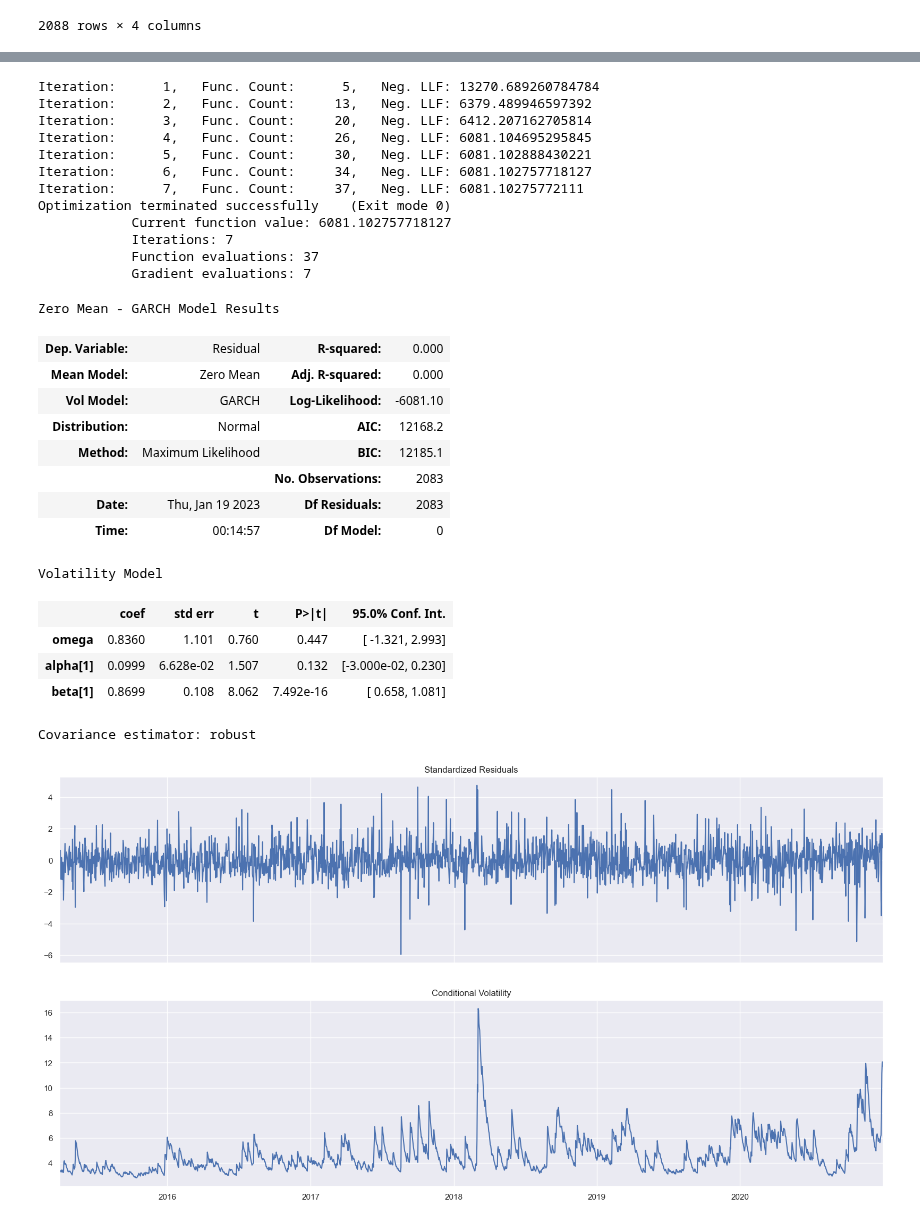
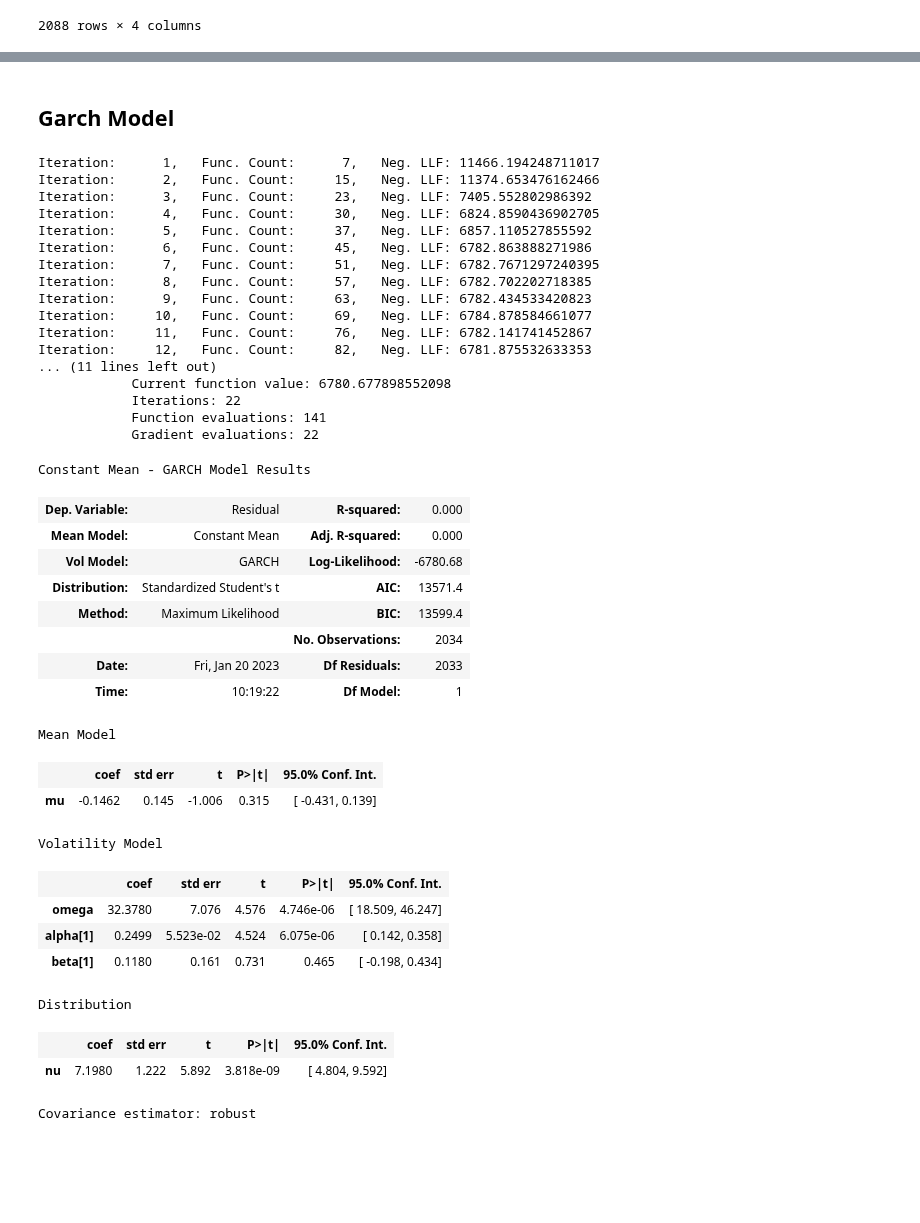
Before and after one commit to KlimisStilp/Price_Timeseries_UK_VScode, a Jupyter notebook: Price Timeseries UK/Totalload_SolarWind_Price_Timeseries.ipynb, the cells around one changed output, grey strips where cells are left out. Cells and saved outputs as stored; diff of their text form; code cells hidden in the pictures; blank space fills up the shorter version.

```diff
--- a/Price Timeseries UK/Totalload_SolarWind_Price_Timeseries.ipynb
+++ b/Price Timeseries UK/Totalload_SolarWind_Price_Timeseries.ipynb
@@ -430,38 +430,47 @@ lasso[15]
+# %% [markdown]
+## Garch Model
 # %%
 from arch import arch_model
 
-arch_lasso_exp = arch_model(lasso[0]['Residual'], vol='GARCH', p=1,q=1, dist='normal', mean='Zero')
+arch_lasso_exp = arch_model(lasso[8]['Residual'], vol='GARCH', p=1,q=1, dist='t', mean='Constant')
 arch_lasso_exp = arch_lasso_exp.fit()
 arch_lasso_exp.summary()
 # %% [output]
-Iteration:      1,   Func. Count:      5,   Neg. LLF: 13270.689260784784
-Iteration:      2,   Func. Count:     13,   Neg. LLF: 6379.489946597392
-Iteration:      3,   Func. Count:     20,   Neg. LLF: 6412.207162705814
-Iteration:      4,   Func. Count:     26,   Neg. LLF: 6081.104695295845
-Iteration:      5,   Func. Count:     30,   Neg. LLF: 6081.102888430221
-Iteration:      6,   Func. Count:     34,   Neg. LLF: 6081.102757718127
-Iteration:      7,   Func. Count:     37,   Neg. LLF: 6081.10275772111
-Optimization terminated successfully    (Exit mode 0)
-            Current function value: 6081.102757718127
-            Iterations: 7
-            Function evaluations: 37
-            Gradient evaluations: 7
+Iteration:      1,   Func. Count:      7,   Neg. LLF: 11466.194248711017
+Iteration:      2,   Func. Count:     15,   Neg. LLF: 11374.653476162466
+Iteration:      3,   Func. Count:     23,   Neg. LLF: 7405.552802986392
+Iteration:      4,   Func. Count:     30,   Neg. LLF: 6824.8590436902705
+Iteration:      5,   Func. Count:     37,   Neg. LLF: 6857.110527855592
+Iteration:      6,   Func. Count:     45,   Neg. LLF: 6782.863888271986
+Iteration:      7,   Func. Count:     51,   Neg. LLF: 6782.7671297240395
+Iteration:      8,   Func. Count:     57,   Neg. LLF: 6782.702202718385
+Iteration:      9,   Func. Count:     63,   Neg. LLF: 6782.434533420823
+Iteration:     10,   Func. Count:     69,   Neg. LLF: 6784.878584661077
+Iteration:     11,   Func. Count:     76,   Neg. LLF: 6782.141741452867
+Iteration:     12,   Func. Count:     82,   Neg. LLF: 6781.875532633353
+... (11 lines left out)
+            Current function value: 6780.677898552098
+            Iterations: 22
+            Function evaluations: 141
+            Gradient evaluations: 22
-Zero Mean - GARCH Model Results
+Constant Mean - GARCH Model Results
 | Dep. Variable: | Residual | R-squared: | 0.000 |
-| Mean Model: | Zero Mean | Adj. R-squared: | 0.000 |
-| Vol Model: | GARCH | Log-Likelihood: | -6081.10 |
-| Distribution: | Normal | AIC: | 12168.2 |
-| Method: | Maximum Likelihood | BIC: | 12185.1 |
-|  |  | No. Observations: | 2083 |
-| Date: | Thu, Jan 19 2023 | Df Residuals: | 2083 |
-| Time: | 00:14:57 | Df Model: | 0 |
+| Mean Model: | Constant Mean | Adj. R-squared: | 0.000 |
+| Vol Model: | GARCH | Log-Likelihood: | -6780.68 |
+| Distribution: | Standardized Student's t | AIC: | 13571.4 |
+| Method: | Maximum Likelihood | BIC: | 13599.4 |
+|  |  | No. Observations: | 2034 |
+| Date: | Fri, Jan 20 2023 | Df Residuals: | 2033 |
+| Time: | 10:19:22 | Df Model: | 1 |
-Volatility Model
+Mean Model
 |  | coef | std err | t | P>|t| | 95.0% Conf. Int. |
-| omega | 0.8360 | 1.101 | 0.760 | 0.447 | [ -1.321, 2.993] |
-| alpha[1] | 0.0999 | 6.628e-02 | 1.507 | 0.132 | [-3.000e-02, 0.230] |
-| beta[1] | 0.8699 | 0.108 | 8.062 | 7.492e-16 | [ 0.658, 1.081] |
+| mu | -0.1462 | 0.145 | -1.006 | 0.315 | [ -0.431, 0.139] |
-Covariance estimator: robust
+Volatility Model
+|  | coef | std err | t | P>|t| | 95.0% Conf. Int. |
+| omega | 32.3780 | 7.076 | 4.576 | 4.746e-06 | [ 18.509, 46.247] |
+| alpha[1] | 0.2499 | 5.523e-02 | 4.524 | 6.075e-06 | [ 0.142, 0.358] |
+| beta[1] | 0.1180 | 0.161 | 0.731 | 0.465 | [ -0.198, 0.434] |
+Distribution
+|  | coef | std err | t | P>|t| | 95.0% Conf. Int. |
+| nu | 7.1980 | 1.222 | 5.892 | 3.818e-09 | [ 4.804, 9.592] |
+Covariance estimator: robust
-# %%
-arch_lasso_exp.plot();
-# %% [output]
-[figure, removed]
```
Also changed, not shown: parts of 18 cells of this notebook.
